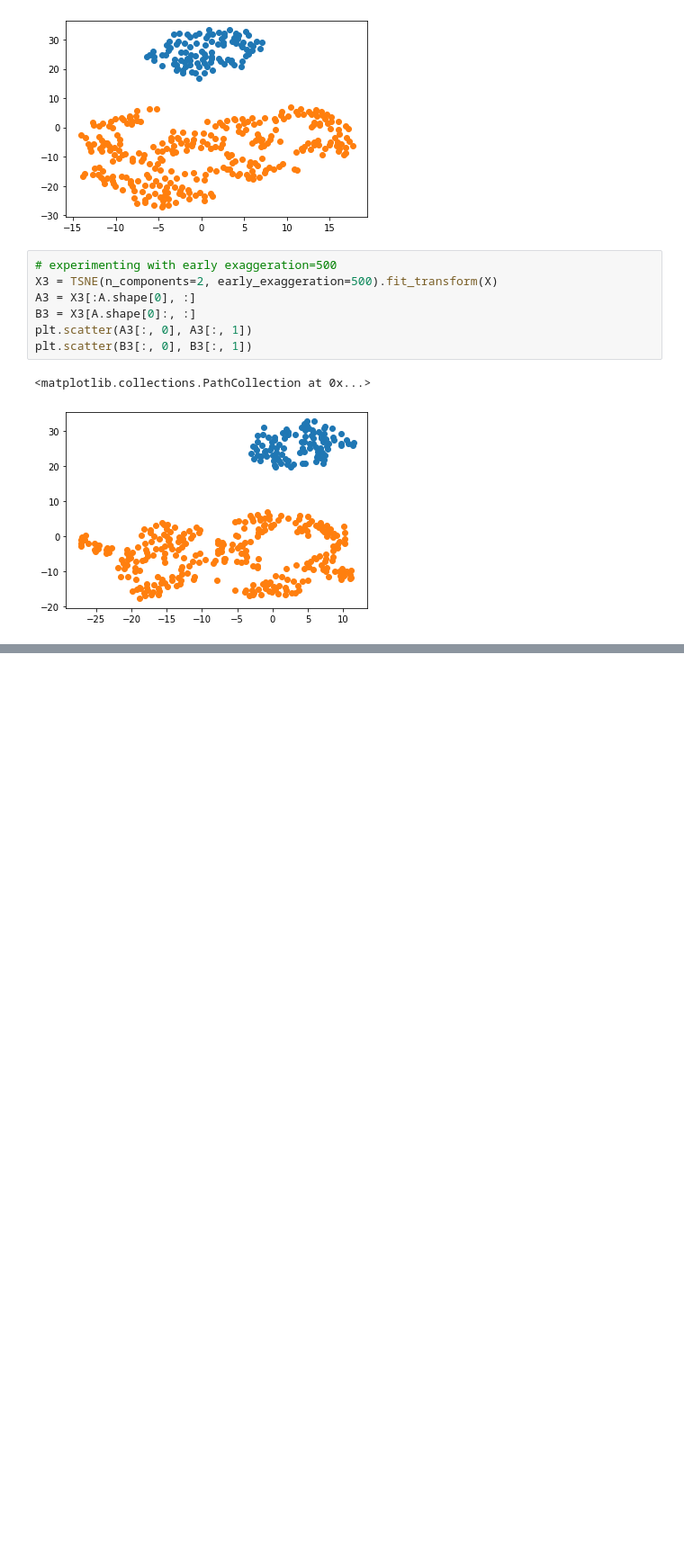
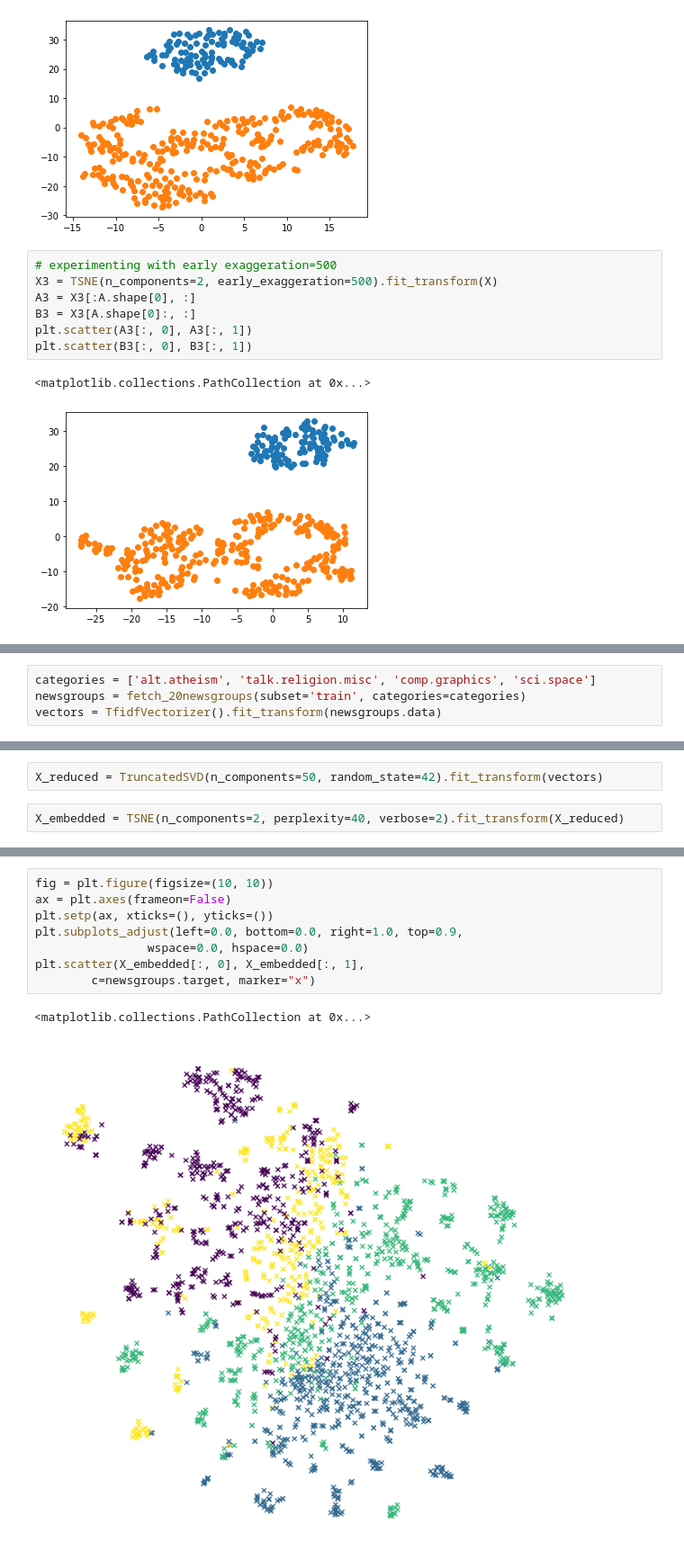
Before and after one commit to shahp7575/my-machine-learning, a Jupyter notebook: Dimensionality Reduction/t-SNE_implementation.ipynb, the cells around one changed output, grey strips where cells are left out. Shown: that part at 90% size. Cells and saved outputs as stored; diff of their text form; blank space fills up the shorter version.

```diff
--- a/Dimensionality Reduction/t-SNE_implementation.ipynb
+++ b/Dimensionality Reduction/t-SNE_implementation.ipynb
@@ -132,0 +161,4 @@ plt.scatter(B3[:, 0], B3[:, 1])
+# %%
+categories = ['alt.atheism', 'talk.religion.misc', 'comp.graphics', 'sci.space']
+newsgroups = fetch_20newsgroups(subset='train', categories=categories)
+vectors = TfidfVectorizer().fit_transform(newsgroups.data)
@@ -132,0 +176,4 @@ plt.scatter(B3[:, 0], B3[:, 1])
+# %%
+X_reduced = TruncatedSVD(n_components=50, random_state=42).fit_transform(vectors)
+# %%
+X_embedded = TSNE(n_components=2, perplexity=40, verbose=2).fit_transform(X_reduced)
@@ -132,0 +198,11 @@ plt.scatter(B3[:, 0], B3[:, 1])
+# %%
+fig = plt.figure(figsize=(10, 10))
+ax = plt.axes(frameon=False)
+plt.setp(ax, xticks=(), yticks=())
+plt.subplots_adjust(left=0.0, bottom=0.0, right=1.0, top=0.9,
+                wspace=0.0, hspace=0.0)
+plt.scatter(X_embedded[:, 0], X_embedded[:, 1],
+        c=newsgroups.target, marker="x")
+# %% [output]
+<matplotlib.collections.PathCollection at 0x...>
+[figure, added]
```
Also changed, not shown: parts of 10 cells of this notebook, 1 other file.
